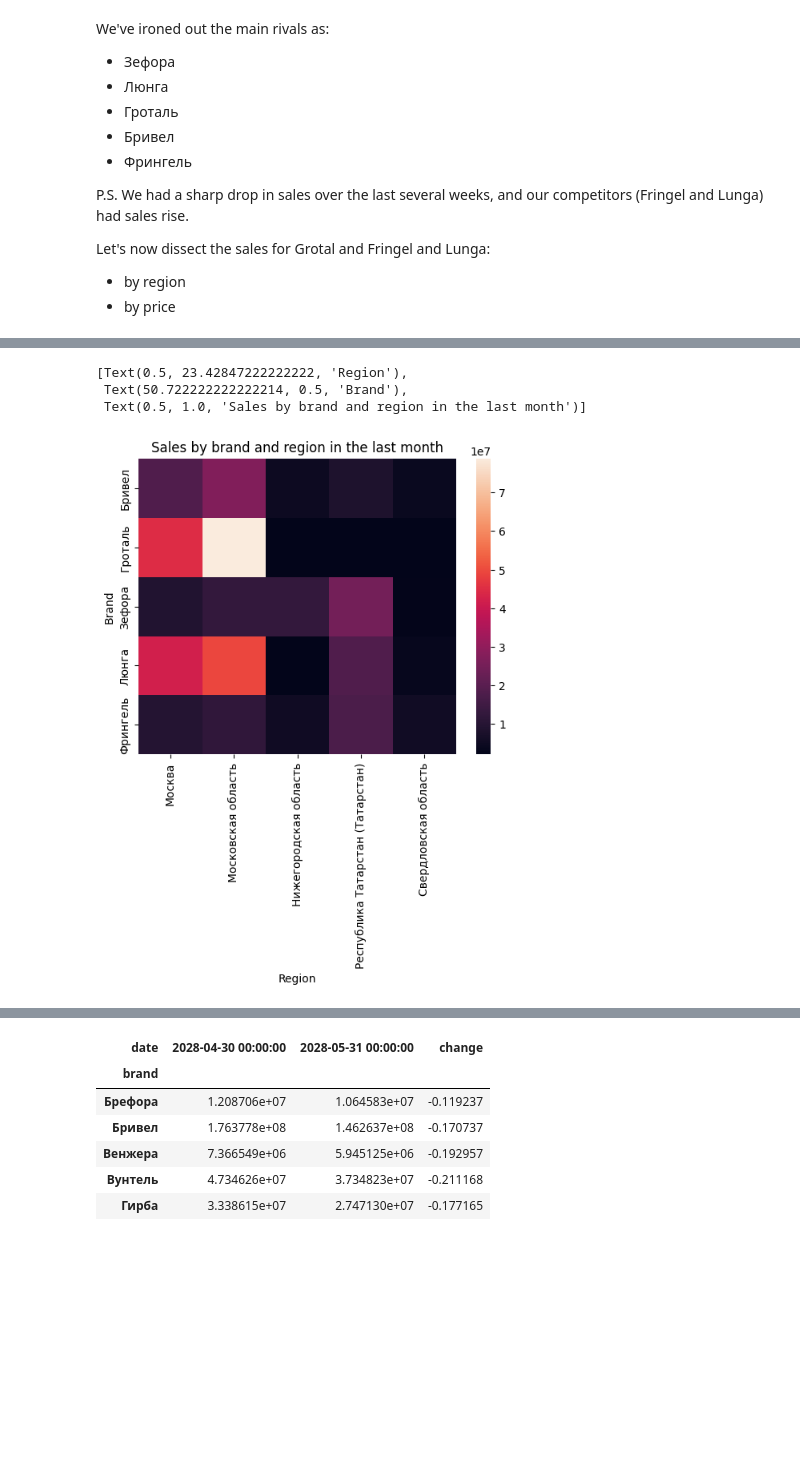
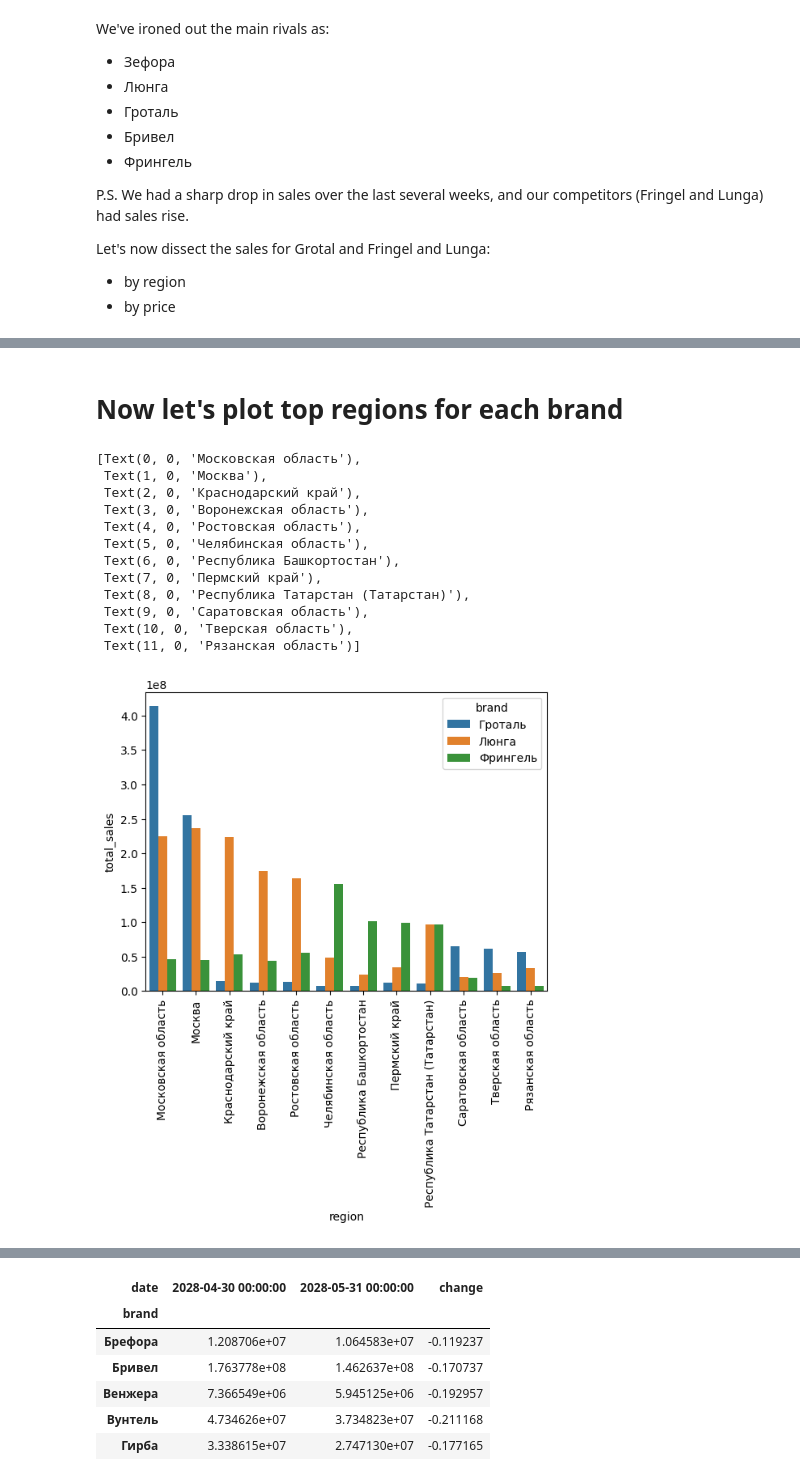
Before and after one commit to zakhar-kogan/xttr-test-brands, a Jupyter notebook: analysis.ipynb, the cells around one changed output, grey strips where cells are left out. Saved outputs shown, nothing was run; the diff lists cells and outputs as text; code cells hidden in the pictures; blank space fills up the shorter version.

Commit message:
Added a couple more visualizations. TODO: - sort top regions' chart by brand and region - debug top-bottom region chart for Grotal - move on with potential metrics and prune the non-important ones

```diff
--- a/analysis.ipynb
+++ b/analysis.ipynb
@@ -103,30 +128,38 @@ top_regions = pd.concat([grotal, fringel, lunga]).plot(kind='', x='region', y='t
-# %%
-# Top regions by sales
-top_regions = df_hy.groupby('region')['total_sales'].sum().sort_values(ascending=False).head(5)
-
-# Take the last month of data
-last_month = ut.slice_last_mo(df, 1)
-
-# Get the top 5 brands by sales in the last month
-top_brands_last_month = ut.get_top_brands(last_month, 5)
-
-# Draw a heatmap of sales by brand and region, for the top 5 brands and top 5 regions in the last month
-top_brands_last_month = top_brands_last_month.index
-top_regions = top_regions.index
-
-# Filter the data
-df_heatmap = last_month[(last_month['brand'].isin(top_brands_last_month)) & (last_month['region'].isin(top_regions))]
-
-# Pivot the data so that brands are on the y-axis and regions are on the x-axis
-df_heatmap = df_heatmap.pivot_table(index='brand', columns='region', values='total_sales', aggfunc='sum')
-
-# Draw the heatmap
-heatmap = sns.heatmap(df_heatmap, fmt=',.0f')
-
-# Format the labels
-heatmap.set(xlabel='Region', ylabel='Brand', title='Sales by brand and region in the last month')
-# %% [output]
-[Text(0.5, 23.42847222222222, 'Region'),
- Text(50.722222222222214, 0.5, 'Brand'),
- Text(0.5, 1.0, 'Sales by brand and region in the last month')]
-[figure, removed]
+# %% [markdown]
+# Now let's plot top regions for each brand
+# %%
+# Get respective sales for the top regions
+fringel = ut.get_top_regions(df_hy, 5, 'brand', 'region', 'total_sales', "Фрингель")
+lunga = ut.get_top_regions(df_hy, 5, 'brand', 'region', 'total_sales', "Люнга")
+
+# Get the regions indices
+fringel_regions = fringel.index.get_level_values(1)
+lunga_regions = lunga.index.get_level_values(1)
+
+# Concatenate all regions
+region_indices = pd.concat([grotal, fringel, lunga]).reset_index()['region']
+
+# Select the data for all the top regions
+top_respective_regions = df_hy[(df_hy['region'].isin(region_indices)) & (df_hy['brand'].isin(['Гроталь', 'Фрингель', 'Люнга']))].groupby(['region', 'brand'])['total_sales'].sum().reset_index()
+
+# Sort the values
+top_respective_regions = top_respective_regions.sort_values(by=['total_sales', 'region'], ascending=[False,False])
+
+# Draw a bar chart
+top_regions_plot = sns.barplot(data=top_respective_regions, x='region', y='total_sales', hue='brand')
+# Rotate the x-axis labels by 90 degrees
+top_regions_plot.set_xticklabels(top_regions_plot.get_xticklabels(), rotation=90)
+# %% [output]
+[Text(0, 0, 'Московская область'),
+ Text(1, 0, 'Москва'),
+ Text(2, 0, 'Краснодарский край'),
+ Text(3, 0, 'Воронежская область'),
+ Text(4, 0, 'Ростовская область'),
+ Text(5, 0, 'Челябинская область'),
+ Text(6, 0, 'Республика Башкортостан'),
+ Text(7, 0, 'Пермский край'),
+ Text(8, 0, 'Республика Татарстан (Татарстан)'),
+ Text(9, 0, 'Саратовская область'),
+ Text(10, 0, 'Тверская область'),
+ Text(11, 0, 'Рязанская область')]
+[figure, added]
```
Also changed, not shown: parts of 14 cells of this notebook.
